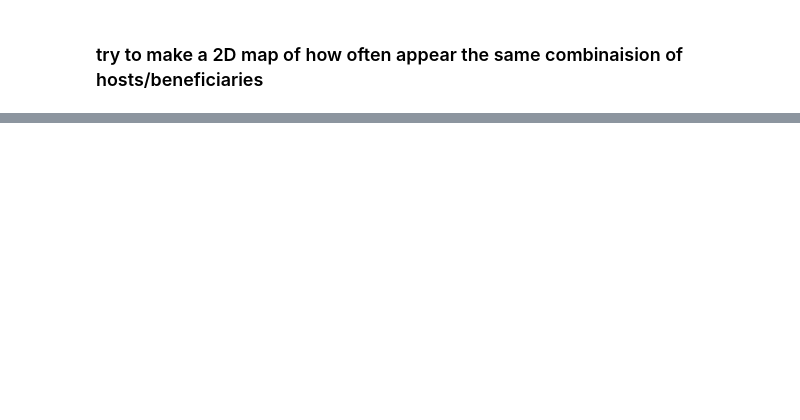
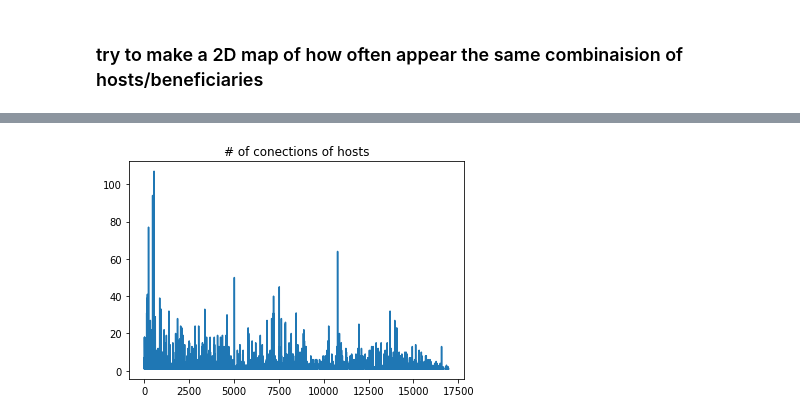
Before and after one commit to shoshievass/LobbyNetworks, a Jupyter notebook: readData.ipynb, the cells around one changed output, grey strips where cells are left out. Cells and saved outputs as stored; diff of their text form; code cells hidden in the pictures; blank space fills up the shorter version.

```diff
--- a/readData.ipynb
+++ b/readData.ipynb
@@ -411,0 +486,8 @@ import numpy as np
+# %%
+#hosts
+d=m.sum(axis=1)
+plt.plot(range(len(d)), d)
+plt.title("# of conections of hosts")
+plt.show()
+# %% [output]
+[figure, added]
```
Also changed, not shown: parts of 27 cells of this notebook, 2 other files.
